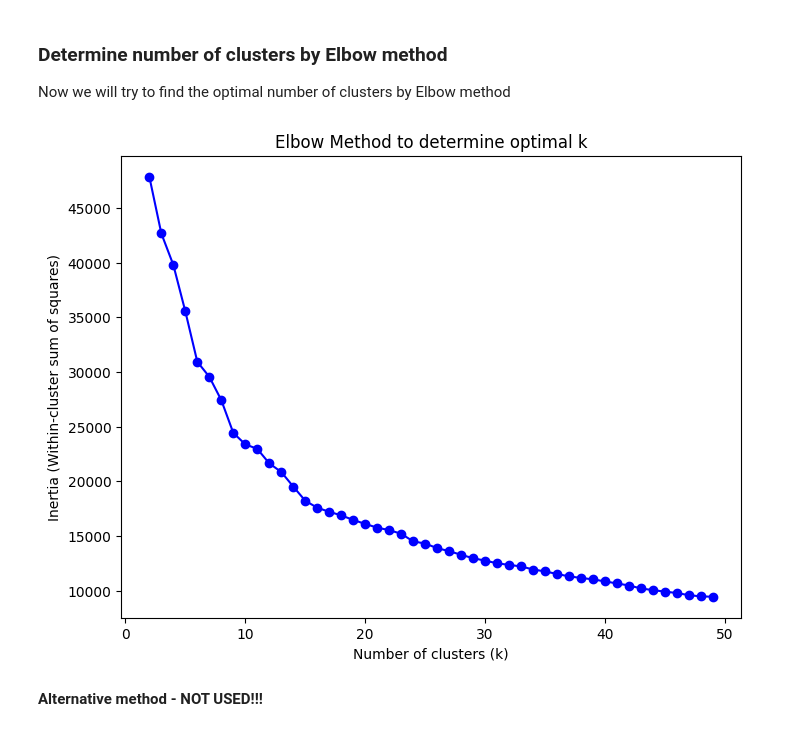
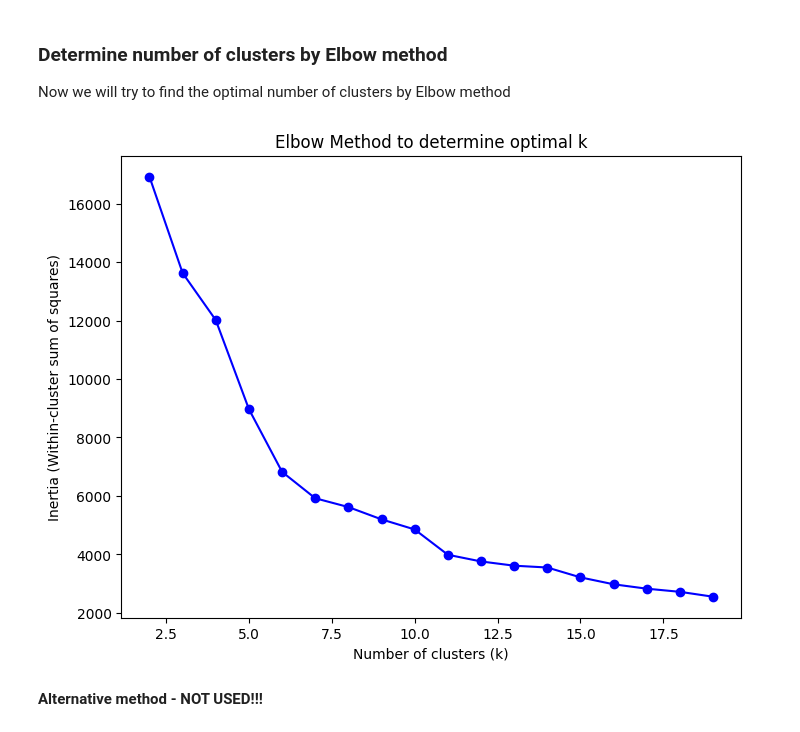
Before and after one commit to badranyoussef/bi-exam-project-stock, a Jupyter notebook: notebooks/mp4/MP4.ipynb, the cells around one changed output. Cells and saved outputs as stored; diff of their text form; code cells hidden in the pictures.

```diff
--- a/notebooks/mp4/MP4.ipynb
+++ b/notebooks/mp4/MP4.ipynb
@@ -20,3 +18,7 @@ df = pd.read_csv('../notebooks/data between 1987 and 2017.csv')
+# %%
+df = pd.read_csv('https://raw.githubusercontent.com/badranyoussef/bi-exam-project-stock/refs/heads/main/notebooks/data%20between%201987%20and%202017.csv')
+# %%
+df['Date'] = pd.to_datetime(df['Date'])
 # %%
 df.info()
 # %% [output]
@@ -86,7 +88,8 @@ memory usage: 1.9+ MB
 We will try to find similarities in the data using the kmeans model. First we have to choose which columns from the data frame to use in the model.
 # %%
 # Choose columns to analyse
-X = df[['OPEN_CLOSE_CHANGE_%_SP500', 'LOW_HIGH_CHANGE_%_SP500', 'VOLUME_CHANGE_%_SP500', 'Change % Gold', 'Interest_Rate_Change', 'Inflation_Rate_Change', 'CPI_Change']]
+#X = df[['OPEN_CLOSE_CHANGE_%_SP500', 'LOW_HIGH_CHANGE_%_SP500', 'VOLUME_CHANGE_%_SP500', 'Change % Gold', 'Interest_Rate_Change', 'Inflation_Rate_Change', 'CPI_Change']]
+X = df[['OPEN_CLOSE_CHANGE_%_SP500', 'Change % Gold', 'Inflation_Rate_Change']]
 # Scale values
 scaler = StandardScaler()
 X_scaled = scaler.fit_transform(X)
@@ -95,21 +98,21 @@ X_scaled = scaler.fit_transform(X)
 Now we will try to find the optimal number of clusters  by Elbow method
 # %%
 inertia = []
-K_range = range(2, 50)
+K_range = range(2, 20)
 
 for k in K_range:
     model = KMeans(n_clusters=k, random_state=42)
     model.fit(X_scaled)
     inertia.append(model.inertia_)
 
 plt.figure(figsize=(8, 6))
 plt.plot(K_range, inertia, 'bx-', marker='o')
 plt.xlabel('Number of clusters (k)')
 plt.ylabel('Inertia (Within-cluster sum of squares)')
 plt.title('Elbow Method to determine optimal k')
 plt.show()
 # %% [output]
-[figure, old version]
+[figure, new version]
 # %% [markdown]
 **Alternative method - NOT USED!!!**
 # %%
```
Also changed, not shown: parts of 14 cells of this notebook.
